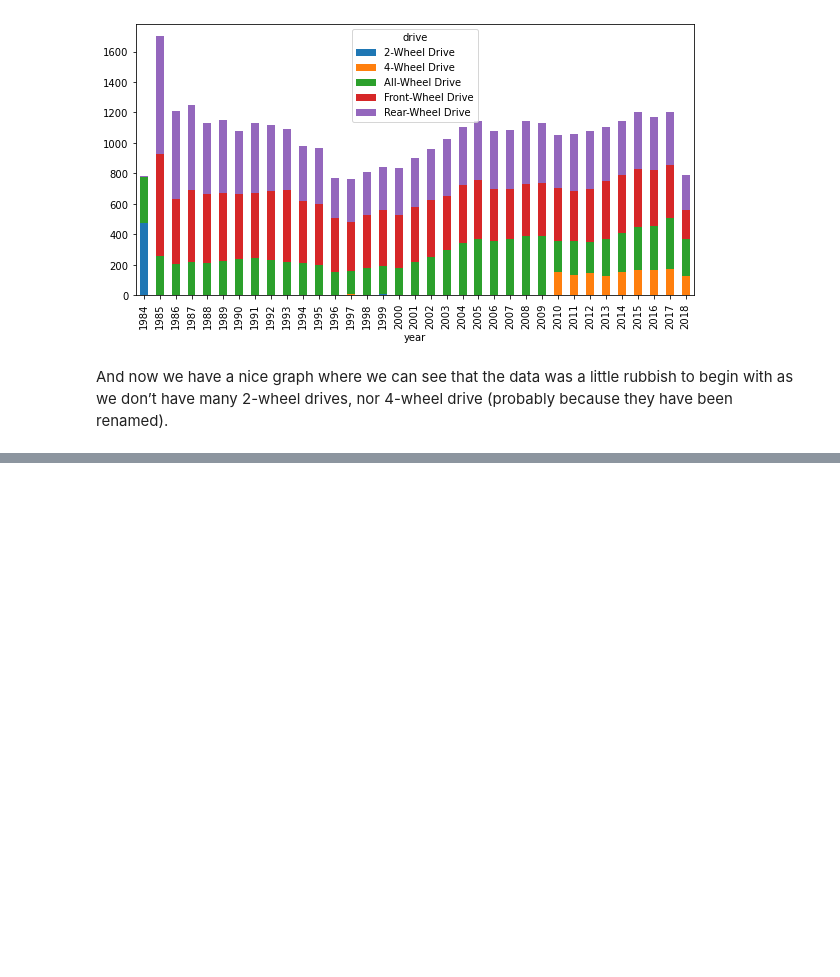
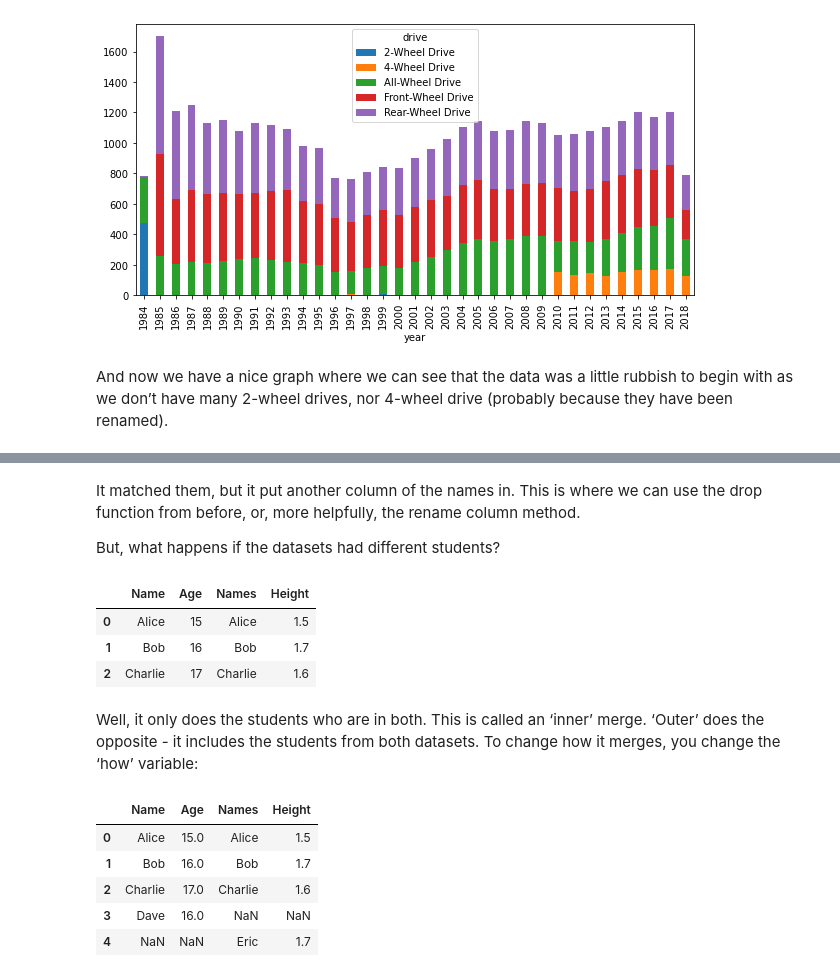
Before and after one commit to Aidan23Smith/Starting-with-Python, a Jupyter notebook: Python Basics.ipynb, the cells around one changed output, grey strips where cells are left out. Drawn from its saved outputs; the diff is of its cells as text; code cells hidden in the pictures; blank space fills up the shorter version.

```diff
--- a/Python Basics.ipynb
+++ b/Python Basics.ipynb
@@ -1320,0 +1334,3 @@ And now we have a nice graph where we can see that the data was a little rubbish
+# %%
+class1 = pd.DataFrame({'Name': ['Alice', 'Bob'], 'Age': [15, 16]})
+class2 = pd.DataFrame({'Name': ['Charlie', 'Dave'], 'Age': [17, 16]})
@@ -1320,0 +1369,3 @@ And now we have a nice graph where we can see that the data was a little rubbish
+# %%
+class2 = pd.DataFrame({'Name': ['Charlie', 'Dave'], 'Ages': [17, 16]})
+pd.concat([class1, class2], keys = ['Class 1', 'Class 2'])
@@ -1320,0 +1408,3 @@ And now we have a nice graph where we can see that the data was a little rubbish
+# %%
+classes = pd.concat([class1, class2.rename(columns={'Ages':'Age'})], ignore_index = True)
+classes
@@ -1320,0 +1470,23 @@ And now we have a nice graph where we can see that the data was a little rubbish
+# %% [markdown]
+It matched them, but it put another column of the names in. This is where we can use the drop function from before, or, more helpfully, the rename column method.
+
+But, what happens if the datasets had different students?
+# %%
+extra = pd.DataFrame({'Names': ['Alice', 'Bob', 'Charlie', 'Eric'], 'Height': [1.5, 1.7, 1.6, 1.7]})
+pd.merge(classes, extra, left_on='Name', right_on='Names')
+# %% [output]
+|  | Name | Age | Names | Height |
+| 0 | Alice | 15 | Alice | 1.5 |
+| 1 | Bob | 16 | Bob | 1.7 |
+| 2 | Charlie | 17 | Charlie | 1.6 |
+# %% [markdown]
+Well, it only does the students who are in both. This is called an ‘inner’ merge. ‘Outer’ does the opposite - it includes the students from both datasets. To change how it merges, you change the ‘how’ variable:
+# %%
+pd.merge(classes, extra, left_on='Name', right_on='Names', how='outer')
+# %% [output]
+|  | Name | Age | Names | Height |
+| 0 | Alice | 15.0 | Alice | 1.5 |
+| 1 | Bob | 16.0 | Bob | 1.7 |
+| 2 | Charlie | 17.0 | Charlie | 1.6 |
+| 3 | Dave | 16.0 | NaN | NaN |
+| 4 | NaN | NaN | Eric | 1.7 |
```
Also changed, not shown: parts of 33 cells of this notebook.
